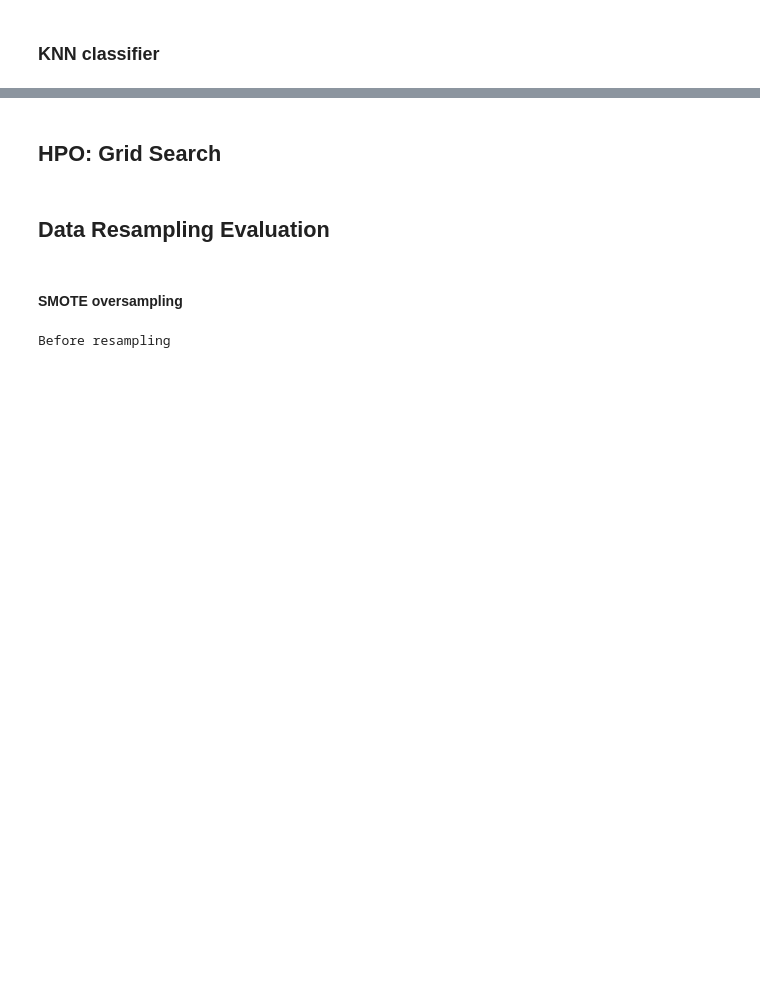
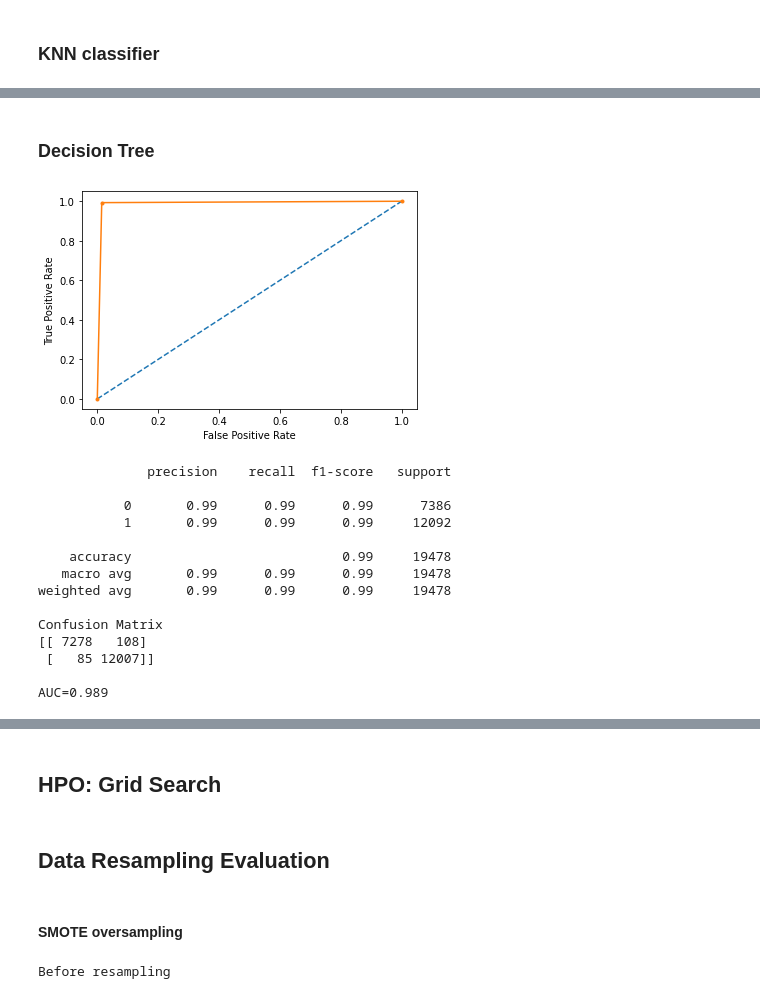
Before and after one commit to MaherDissem/CI-Failing-Builds-Detection, a Jupyter notebook: ML-on-TravisTorrent.ipynb, the cells around one changed output, grey strips where cells are left out. Saved outputs shown, nothing was run; the diff lists cells and outputs as text; code cells hidden in the pictures; blank space fills up the shorter version.

```diff
--- a/ML-on-TravisTorrent.ipynb
+++ b/ML-on-TravisTorrent.ipynb
@@ -673,0 +674,23 @@ AUC=0.945
+# %% [markdown]
+### Decision Tree
+# %%
+from sklearn.tree import DecisionTreeClassifier
+
+model = DecisionTreeClassifier()
+DT_score = modelEvaluation(model)
+# %% [output]
+[figure, added]
+              precision    recall  f1-score   support
+
+           0       0.99      0.99      0.99      7386
+           1       0.99      0.99      0.99     12092
+
+    accuracy                           0.99     19478
+   macro avg       0.99      0.99      0.99     19478
+weighted avg       0.99      0.99      0.99     19478
+
+Confusion Matrix
+[[ 7278   108]
+ [   85 12007]]
+
+AUC=0.989
```
Also changed, not shown: parts of 14 cells of this notebook.
